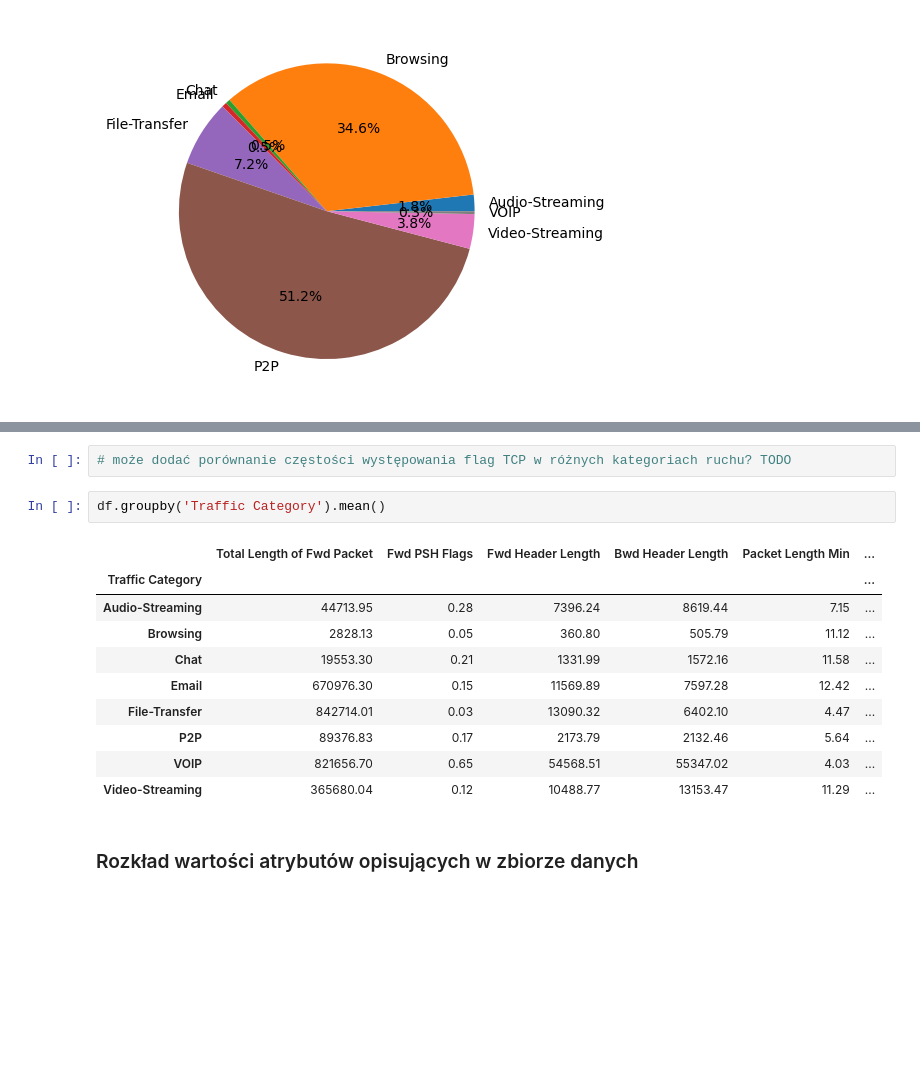
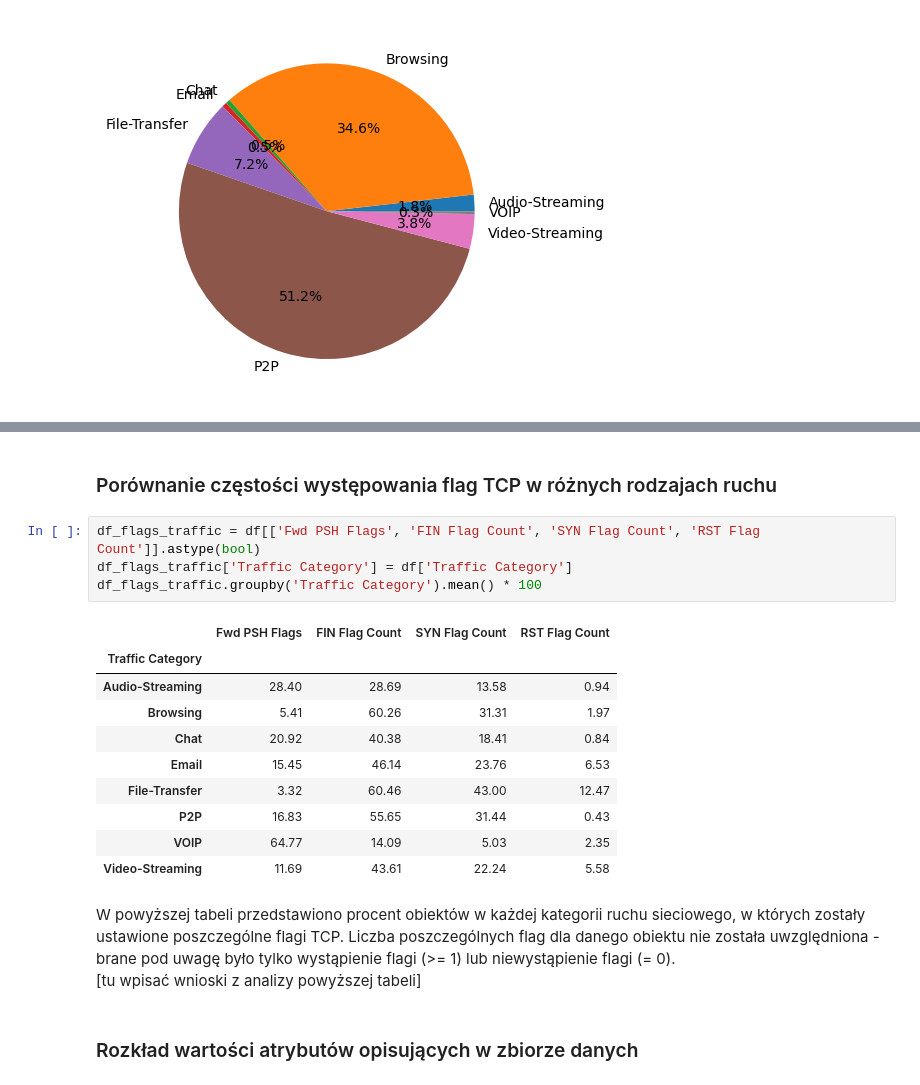
Before and after one commit to lamachan/PRiAD_projekt, a Jupyter notebook: PRiAD_projekt.ipynb, the cells around one changed output, grey strips where cells are left out. Saved outputs shown, nothing was run; the diff lists cells and outputs as text; blank space fills up the shorter version.

```diff
--- a/PRiAD_projekt.ipynb
+++ b/PRiAD_projekt.ipynb
@@ -255,18 +239,23 @@ df1.groupby('Traffic Category').sum()
-# %%
-# może dodać porównanie częstości występowania flag TCP w różnych kategoriach ruchu? TODO
-# %%
-df.groupby('Traffic Category').mean()
-# %% [output]
-|  | Total Length of Fwd Packet | Fwd PSH Flags | Fwd Header Length | Bwd Header Length | Packet Length Min | ... |
-| Traffic Category |  |  |  |  |  | ... |
-| Audio-Streaming | 44713.95 | 0.28 | 7396.24 | 8619.44 | 7.15 | ... |
-| Browsing | 2828.13 | 0.05 | 360.80 | 505.79 | 11.12 | ... |
-| Chat | 19553.30 | 0.21 | 1331.99 | 1572.16 | 11.58 | ... |
-| Email | 670976.30 | 0.15 | 11569.89 | 7597.28 | 12.42 | ... |
-| File-Transfer | 842714.01 | 0.03 | 13090.32 | 6402.10 | 4.47 | ... |
-| P2P | 89376.83 | 0.17 | 2173.79 | 2132.46 | 5.64 | ... |
-| VOIP | 821656.70 | 0.65 | 54568.51 | 55347.02 | 4.03 | ... |
-| Video-Streaming | 365680.04 | 0.12 | 10488.77 | 13153.47 | 11.29 | ... |
+# %% [markdown]
+### Porównanie częstości występowania flag TCP w różnych rodzajach ruchu
+# %%
+df_flags_traffic = df[['Fwd PSH Flags', 'FIN Flag Count', 'SYN Flag Count', 'RST Flag Count']].astype(bool)
+df_flags_traffic['Traffic Category'] = df['Traffic Category']
+df_flags_traffic.groupby('Traffic Category').mean() * 100
+# %% [output]
+|  | Fwd PSH Flags | FIN Flag Count | SYN Flag Count | RST Flag Count |
+| Traffic Category |  |  |  |  |
+| Audio-Streaming | 28.40 | 28.69 | 13.58 | 0.94 |
+| Browsing | 5.41 | 60.26 | 31.31 | 1.97 |
+| Chat | 20.92 | 40.38 | 18.41 | 0.84 |
+| Email | 15.45 | 46.14 | 23.76 | 6.53 |
+| File-Transfer | 3.32 | 60.46 | 43.00 | 12.47 |
+| P2P | 16.83 | 55.65 | 31.44 | 0.43 |
+| VOIP | 64.77 | 14.09 | 5.03 | 2.35 |
+| Video-Streaming | 11.69 | 43.61 | 22.24 | 5.58 |
+# %% [markdown]
+W powyższej tabeli przedstawiono procent obiektów w każdej kategorii ruchu sieciowego, w których zostały ustawione poszczególne flagi TCP. Liczba poszczególnych flag dla danego obiektu nie została uwzględniona - brane pod uwagę było tylko wystąpienie flagi (>= 1) lub niewystąpienie flagi (= 0).
+[tu wpisać wnioski z analizy powyższej tabeli]
 # %% [markdown]
 ### Rozkład wartości atrybutów opisujących w zbiorze danych
 # %%
```
Also changed, not shown: parts of 13 cells of this notebook.
